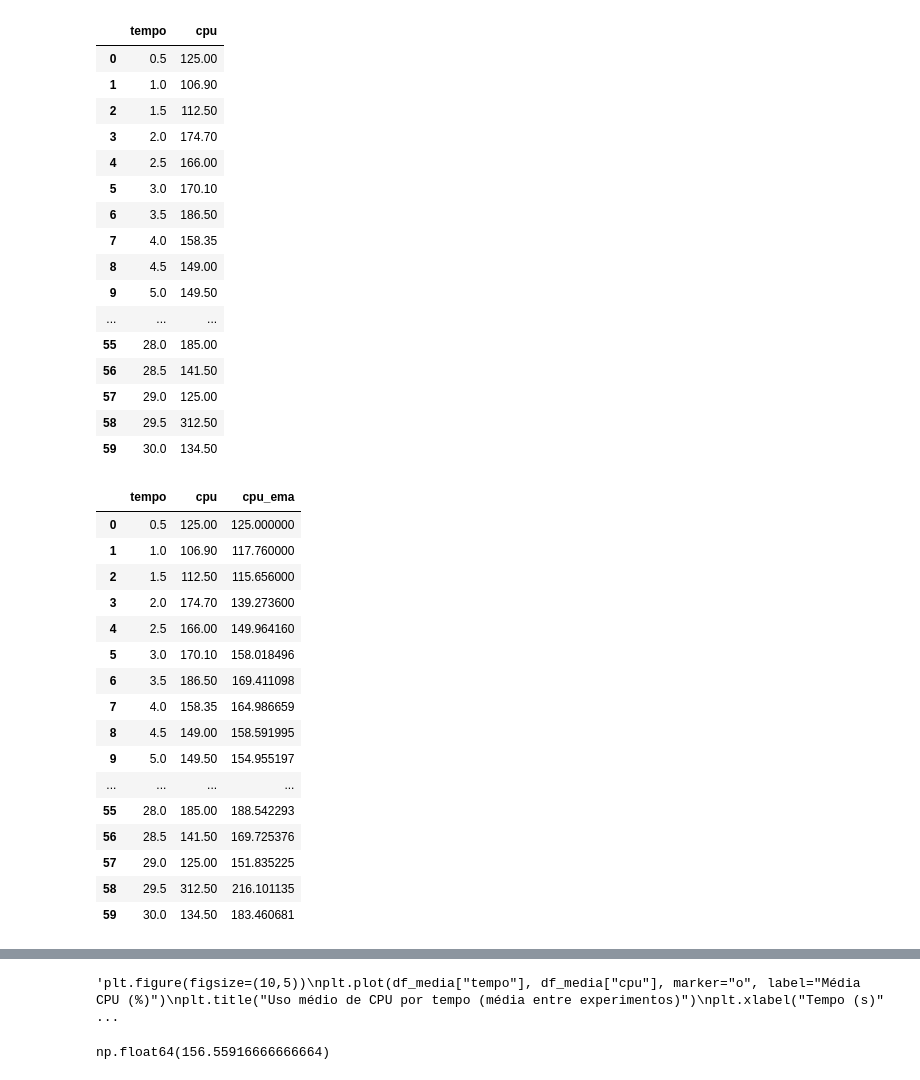
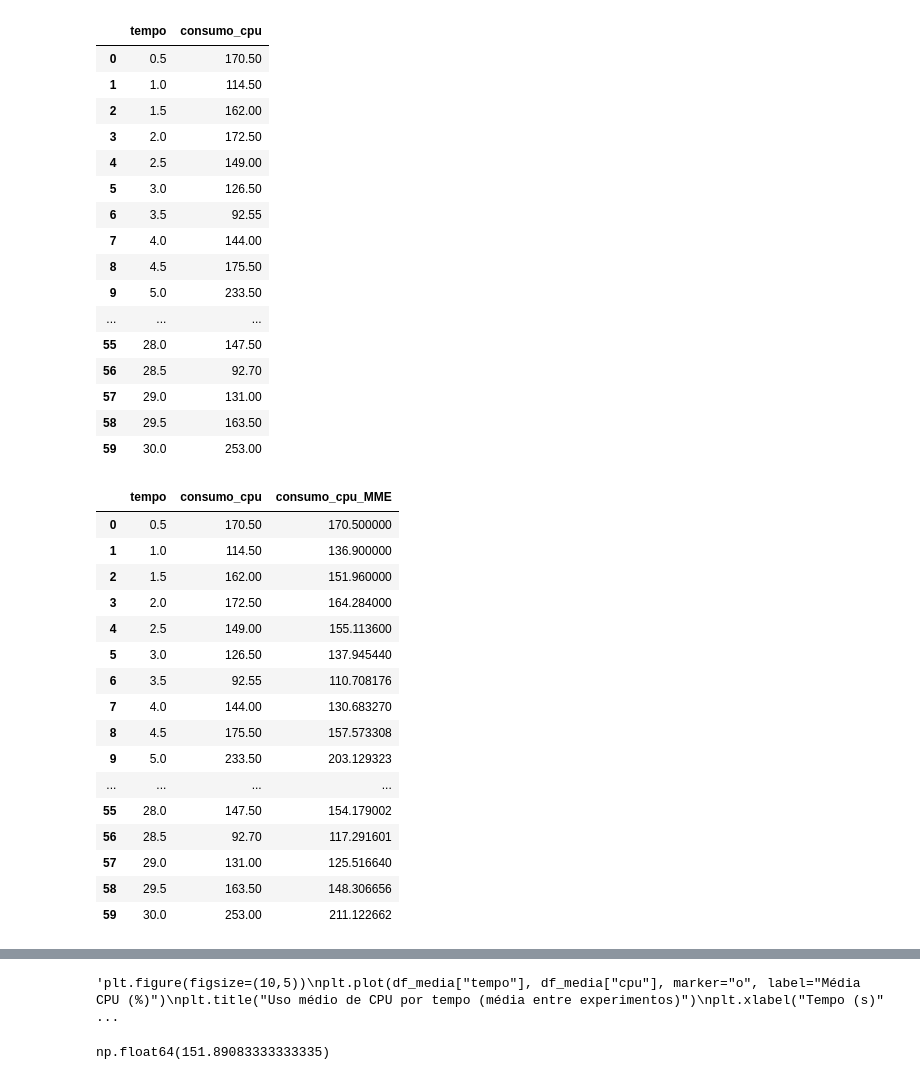
Before and after one commit to romulo-souza/TCCrepo, a Jupyter notebook: Scripts_Python/Consumo_CPU/analiseCpu.ipynb, the cells around one changed output, grey strips where cells are left out. Cells and saved outputs as stored; diff of their text form; code cells hidden in the pictures.

```diff
--- a/Scripts_Python/Consumo_CPU/analiseCpu.ipynb
+++ b/Scripts_Python/Consumo_CPU/analiseCpu.ipynb
@@ -38,47 +38,47 @@ dtypes: float64(2), int64(1)
 memory usage: 2.9 KB
 # %%
 # Agrupar por tempo e calcular a média do consumo de CPU (uso médio de CPU por tempo, considerando todos os experimentos)
-df_media = df.groupby("tempo")["cpu"].mean().reset_index()
+df_media = df.groupby("tempo")["consumo_cpu"].mean().reset_index()
 df_media
 # %% [output]
-|  | tempo | cpu |
-| 0 | 0.5 | 125.00 |
-| 1 | 1.0 | 106.90 |
-| 2 | 1.5 | 112.50 |
-| 3 | 2.0 | 174.70 |
-| 4 | 2.5 | 166.00 |
-| 5 | 3.0 | 170.10 |
-| 6 | 3.5 | 186.50 |
-| 7 | 4.0 | 158.35 |
-| 8 | 4.5 | 149.00 |
-| 9 | 5.0 | 149.50 |
+|  | tempo | consumo_cpu |
+| 0 | 0.5 | 170.50 |
+| 1 | 1.0 | 114.50 |
+| 2 | 1.5 | 162.00 |
+| 3 | 2.0 | 172.50 |
+| 4 | 2.5 | 149.00 |
+| 5 | 3.0 | 126.50 |
+| 6 | 3.5 | 92.55 |
+| 7 | 4.0 | 144.00 |
+| 8 | 4.5 | 175.50 |
+| 9 | 5.0 | 233.50 |
 | ... | ... | ... |
-| 55 | 28.0 | 185.00 |
-| 56 | 28.5 | 141.50 |
-| 57 | 29.0 | 125.00 |
-| 58 | 29.5 | 312.50 |
-| 59 | 30.0 | 134.50 |
+| 55 | 28.0 | 147.50 |
+| 56 | 28.5 | 92.70 |
+| 57 | 29.0 | 131.00 |
+| 58 | 29.5 | 163.50 |
+| 59 | 30.0 | 253.00 |
 # %%
 # Calcular a EMA (suavização exponencial através da Média Móvel Exponencial/Exponential Moving Average)
-df_media["cpu_ema"] = df_media["cpu"].ewm(alpha=0.4, adjust=False).mean()
+df_media["consumo_cpu_MME"] = df_media["consumo_cpu"].ewm(alpha=0.6, adjust=False).mean()
 df_media
 # %% [output]
-|  | tempo | cpu | cpu_ema |
-| 0 | 0.5 | 125.00 | 125.000000 |
-| 1 | 1.0 | 106.90 | 117.760000 |
-| 2 | 1.5 | 112.50 | 115.656000 |
-| 3 | 2.0 | 174.70 | 139.273600 |
-| 4 | 2.5 | 166.00 | 149.964160 |
-| 5 | 3.0 | 170.10 | 158.018496 |
-| 6 | 3.5 | 186.50 | 169.411098 |
-| 7 | 4.0 | 158.35 | 164.986659 |
-| 8 | 4.5 | 149.00 | 158.591995 |
-| 9 | 5.0 | 149.50 | 154.955197 |
+|  | tempo | consumo_cpu | consumo_cpu_MME |
+| 0 | 0.5 | 170.50 | 170.500000 |
+| 1 | 1.0 | 114.50 | 136.900000 |
+| 2 | 1.5 | 162.00 | 151.960000 |
+| 3 | 2.0 | 172.50 | 164.284000 |
+| 4 | 2.5 | 149.00 | 155.113600 |
+| 5 | 3.0 | 126.50 | 137.945440 |
+| 6 | 3.5 | 92.55 | 110.708176 |
+| 7 | 4.0 | 144.00 | 130.683270 |
+| 8 | 4.5 | 175.50 | 157.573308 |
+| 9 | 5.0 | 233.50 | 203.129323 |
 | ... | ... | ... | ... |
-| 55 | 28.0 | 185.00 | 188.542293 |
-| 56 | 28.5 | 141.50 | 169.725376 |
-| 57 | 29.0 | 125.00 | 151.835225 |
-| 58 | 29.5 | 312.50 | 216.101135 |
-| 59 | 30.0 | 134.50 | 183.460681 |
+| 55 | 28.0 | 147.50 | 154.179002 |
+| 56 | 28.5 | 92.70 | 117.291601 |
+| 57 | 29.0 | 131.00 | 125.516640 |
+| 58 | 29.5 | 163.50 | 148.306656 |
+| 59 | 30.0 | 253.00 | 211.122662 |
 # %%
 # Encontrar o pico médio (considerando todos experimentos)
@@ -170,7 +170,7 @@ plt.show()'''
 'plt.figure(figsize=(10,5))\nplt.plot(df_media["tempo"], df_media["cpu"], marker="o", label="Média CPU (%)")\nplt.title("Uso médio de CPU por tempo (média entre experimentos)")\nplt.xlabel("Tempo (s)" ...
 # %%
 # média geral do consumo de cpu considerando todos experimentos
-media_geral = df["cpu"].mean()
+media_geral = df["consumo_cpu"].mean()
 media_geral
 # %% [output]
-np.float64(156.55916666666664)
+np.float64(151.89083333333335)
```
Also changed, not shown: parts of 5 cells of this notebook.
